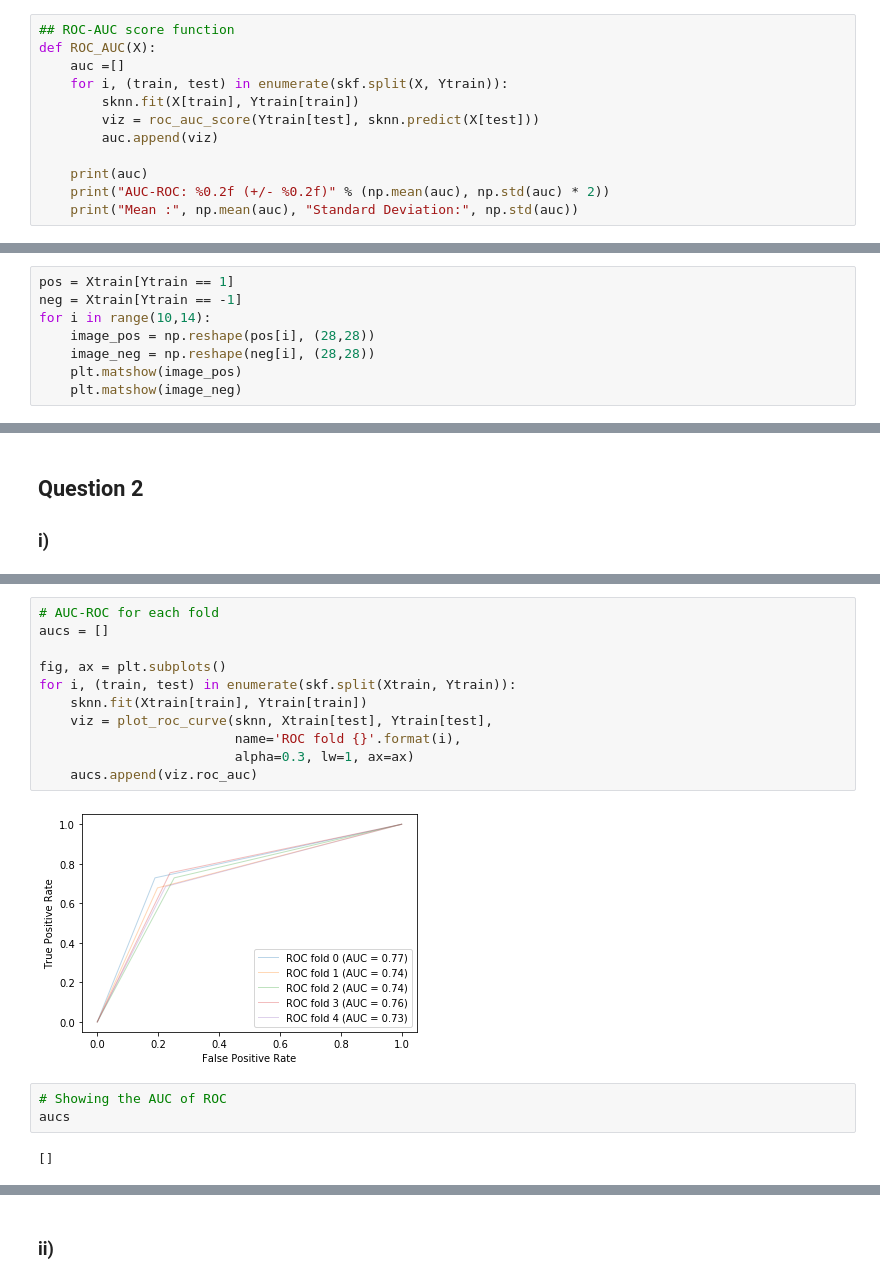
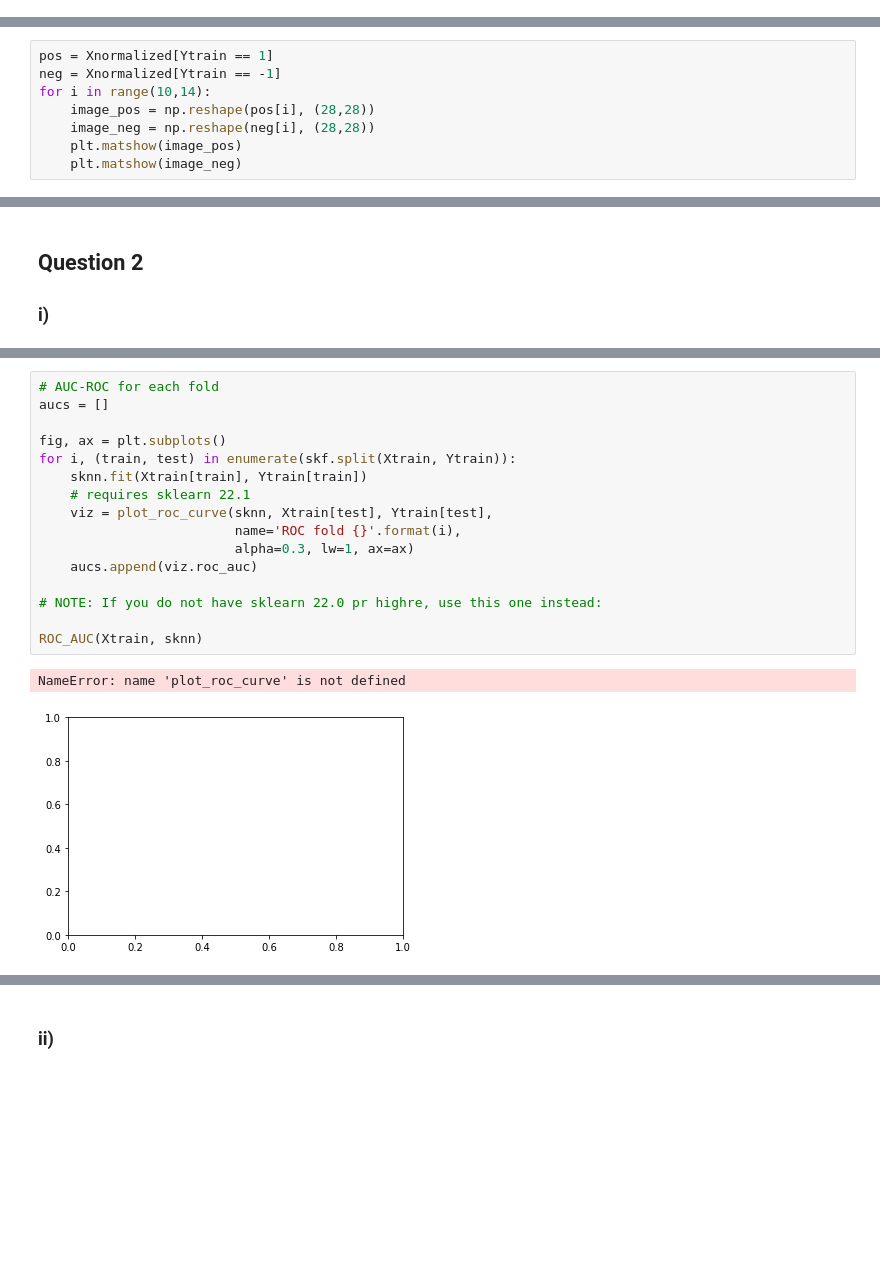
Before and after one commit to GStravinsky/Binary-classifiers, a Jupyter notebook: Assignment_1.ipynb, the cells around one changed output, grey strips where cells are left out. Drawn from its saved outputs; the diff is of its cells as text; blank space fills up the shorter version.

```diff
--- a/Assignment_1.ipynb
+++ b/Assignment_1.ipynb
@@ -17,12 +21,0 @@ Ytrain = np.loadtxt("Ytrain.csv", delimiter=' ')
-# %%
-## ROC-AUC score function
-def ROC_AUC(X):
-    auc =[]
-    for i, (train, test) in enumerate(skf.split(X, Ytrain)):
-        sknn.fit(X[train], Ytrain[train])
-        viz = roc_auc_score(Ytrain[test], sknn.predict(X[test]))
-        auc.append(viz)
-
-    print(auc)
-    print("AUC-ROC: %0.2f (+/- %0.2f)" % (np.mean(auc), np.std(auc) * 2))
-    print("Mean :", np.mean(auc), "Standard Deviation:", np.std(auc))
@@ -39,8 +64,8 @@ print(Ytrain.shape)
 # %% [markdown]
 The images depict clothing, shoes, purses. The classification rule is not clear for me.
 # %%
-pos = Xtrain[Ytrain == 1]
-neg = Xtrain[Ytrain == -1]
+pos = Xnormalized[Ytrain == 1]
+neg = Xnormalized[Ytrain == -1]
 for i in range(10,14):
     image_pos = np.reshape(pos[i], (28,28))
     image_neg = np.reshape(neg[i], (28,28))
@@ -121,19 +145,20 @@ Accuracy: 0.75 (+/- 0.03)
 # %%
 # AUC-ROC for each fold
 aucs = []
 
 fig, ax = plt.subplots()
 for i, (train, test) in enumerate(skf.split(Xtrain, Ytrain)):
     sknn.fit(Xtrain[train], Ytrain[train])
+    # requires sklearn 22.1
     viz = plot_roc_curve(sknn, Xtrain[test], Ytrain[test],
                          name='ROC fold {}'.format(i),
                          alpha=0.3, lw=1, ax=ax)
     aucs.append(viz.roc_auc)
+
+# NOTE: If you do not have sklearn 22.0 pr highre, use this one instead:
+
+ROC_AUC(Xtrain, sknn)
 # %% [output]
+NameError: name 'plot_roc_curve' is not defined
-[figure, old version]
+[figure, new version]
-# %%
-# Showing the AUC of ROC
-aucs
-# %% [output]
-[]
 # %%
```
Also changed, not shown: parts of 60 cells of this notebook.
